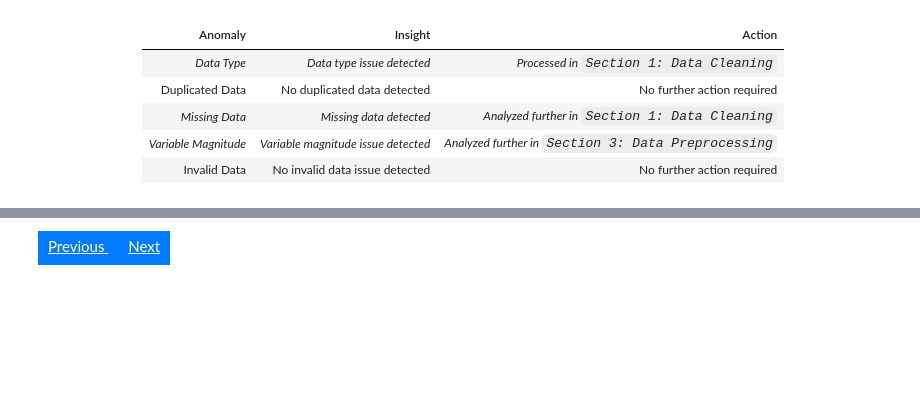
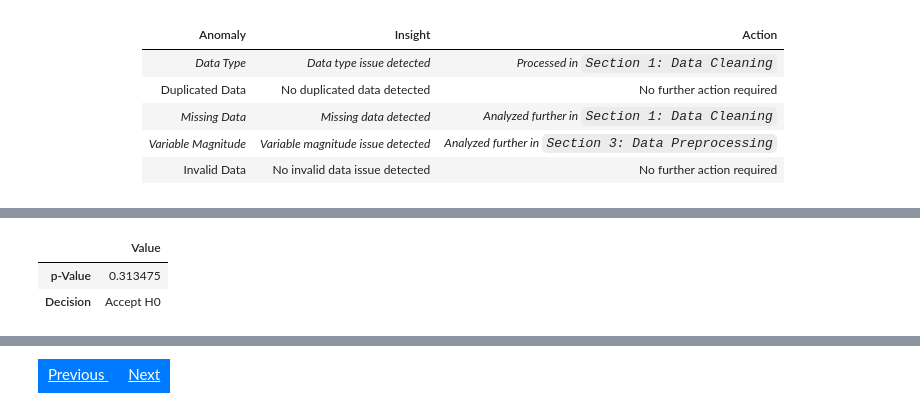
Before and after one commit to garudapaksi-yusuf/Auto_MPG_Prediction, a Jupyter notebook: notebook/__1_data_understanding.ipynb, the cells around one changed output, grey strips where cells are left out. Saved outputs shown, nothing was run; the diff lists cells and outputs as text; code cells hidden in the pictures; blank space fills up the shorter version.

```diff
--- a/notebook/__1_data_understanding.ipynb
+++ b/notebook/__1_data_understanding.ipynb
@@ -194,0 +279,22 @@ Data Audit:
+# %%
+# perform Little's MCAR test
+mcar_test = MCARTest(method='little')
+mcar_test_pvalue = mcar_test.little_mcar_test(X=data)
+
+def mcar_test_evaluation(mcar_test_decision):
+    """Function to evaluate Little's MCAR test result
+
+    Args:
+        mcar_test_decision (string): string object describing decision towards the test result
+
+    Returns:
+        DataFrame: display DataFrame containing the test p-Value and decision
+    """
+    df_mcar_test = pd.DataFrame(
+        data=[mcar_test_pvalue,
+              mcar_test_decision],
+        index=['p-Value',
+               'Decision'],
+        columns=['Value']
+    )
+    return display(df_mcar_test)
@@ -194,0 +307,11 @@ Data Audit:
+# %%
+# evaluate Little's MCAR test p-Value
+critical_pvalue = 0.05
+if mcar_test_pvalue <= critical_pvalue:
+    mcar_test_evaluation(mcar_test_decision='Accept Ha')
+else:
+    mcar_test_evaluation(mcar_test_decision='Accept H0')
+# %% [output]
+|  | Value |
+| p-Value | 0.313475 |
+| Decision | Accept H0 |
```
Also changed, not shown: parts of 24 cells of this notebook, 1 other file.
